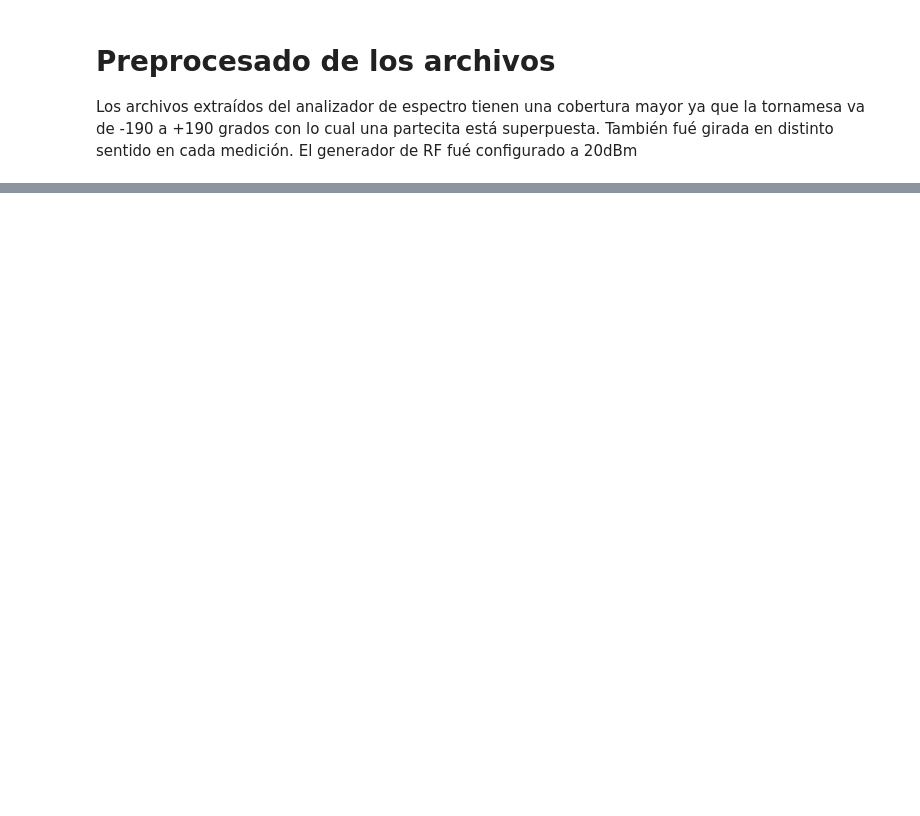
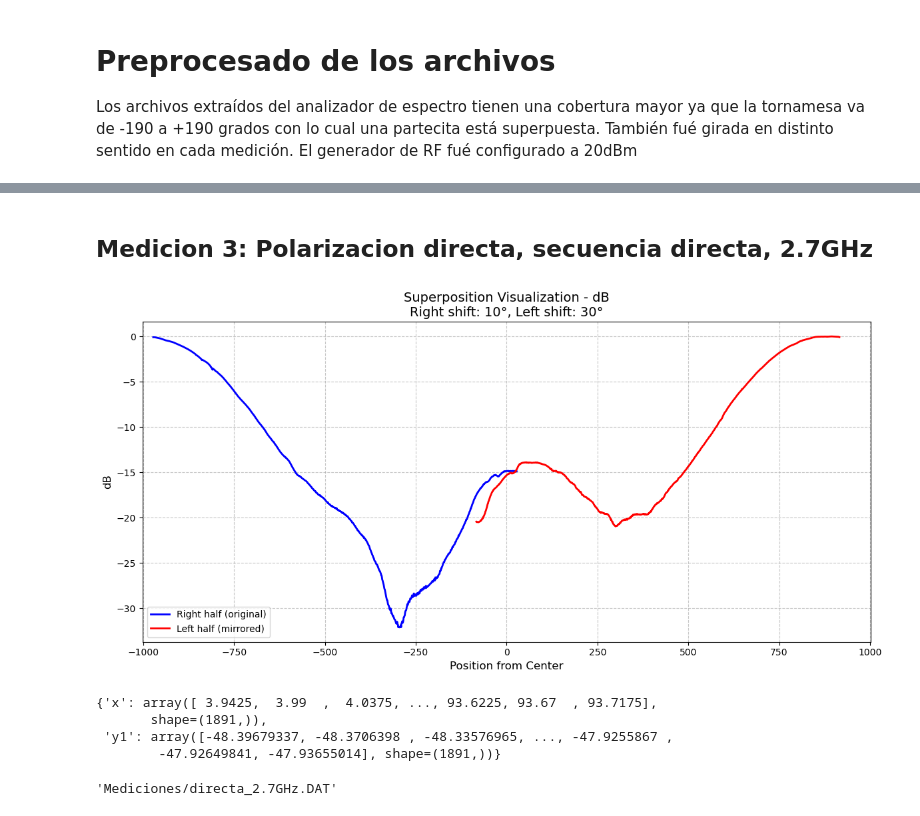
Before and after one commit to SimonAulet/antenas_lab2, a Jupyter notebook: Preprocesado.ipynb, the cells around one changed output, grey strips where cells are left out. Drawn from its saved outputs; the diff is of its cells as text; code cells hidden in the pictures; blank space fills up the shorter version.

```diff
--- a/Preprocesado.ipynb
+++ b/Preprocesado.ipynb
@@ -143,0 +73,13 @@ Voy a superponer dos gráficos para calcular la ganancia
+# %% [markdown]
+## Medicion 3: Polarizacion directa, secuencia directa, 2.7GHz
+# %%
+crop_data_3 = medicion_3.plot_superposition(left_shift_deg=30, right_shift_deg=10)
+# %% [output]
+[figure, added]
+# %%
+medicion_3.crop_data(**crop_data_3)
+# %% [output]
+{'x': array([ 3.9425,  3.99  ,  4.0375, ..., 93.6225, 93.67  , 93.7175],
+       shape=(1891,)),
+ 'y1': array([-48.39679337, -48.3706398 , -48.33576965, ..., -47.9255867 ,
+        -47.92649841, -47.93655014], shape=(1891,))}
@@ -143,0 +88,4 @@ Voy a superponer dos gráficos para calcular la ganancia
+# %%
+medicion_3.save_processed_data(output_dir='Mediciones/')
+# %% [output]
+'Mediciones/directa_2.7GHz.DAT'
```
Also changed, not shown: parts of 54 cells of this notebook, 8 other files.
